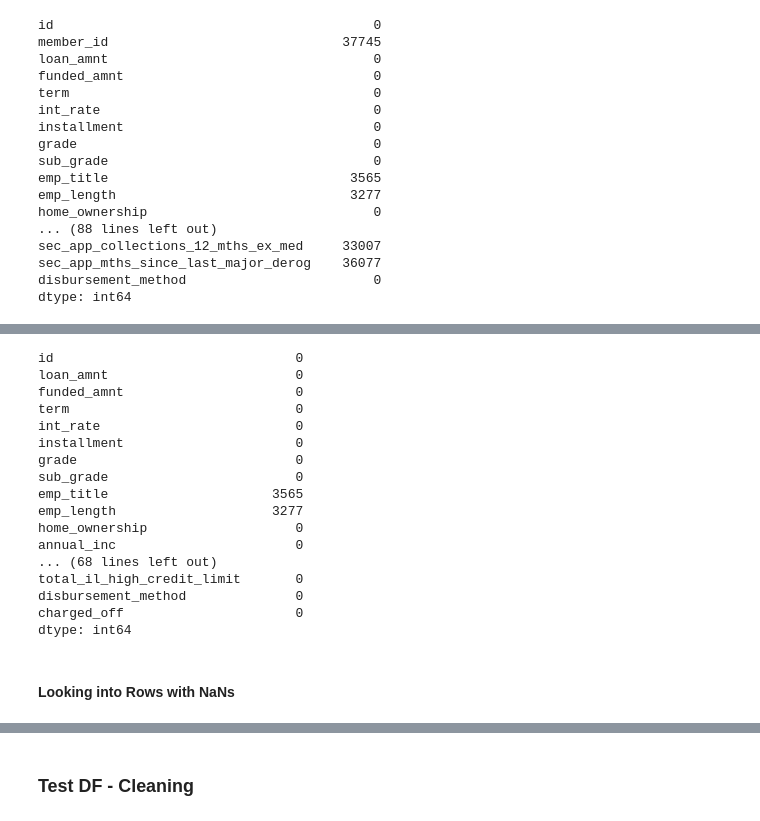
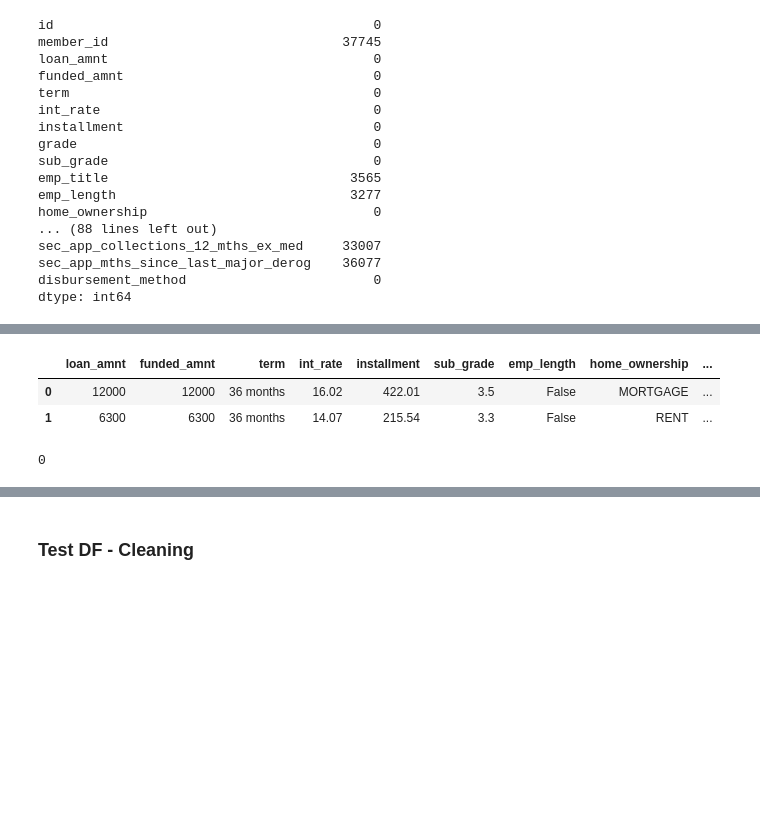
Before and after one commit to bloominstituteoftechnology/DS-Unit-4-Sprint-1-Tree-Ensembles, a Jupyter notebook: ds1-tree-ensembles/TreeEnsembles_Competition_Assignment.ipynb, the cells around one changed output, grey strips where cells are left out. Saved outputs shown, nothing was run; the diff lists cells and outputs as text; code cells hidden in the pictures; blank space fills up the shorter version.

```diff
--- a/ds1-tree-ensembles/TreeEnsembles_Competition_Assignment.ipynb
+++ b/ds1-tree-ensembles/TreeEnsembles_Competition_Assignment.ipynb
@@ -152,22 +197,53 @@ train1 = pd.merge(train1, train_labels, on='id', how='inner')
+# %%
+# Dropping categorical features with high cardinality
+# High cardinality means that the column contains a large percentage of totally unique values.
+# Low cardinality means that the column contains a lot of "repeats" in its data range.
+train1 = train1.drop(columns=['emp_title', 'zip_code'])
+# %%
+# Transform features with many nulls to binary flags
+many_nulls = ['sec_app_mths_since_last_major_derog',
+              'sec_app_revol_util',
+              'sec_app_earliest_cr_line',
+              'sec_app_mort_acc',
+              'dti_joint',
+              'sec_app_collections_12_mths_ex_med',
+              'sec_app_chargeoff_within_12_mths',
+              'sec_app_num_rev_accts',
+              'sec_app_open_act_il',
+              'sec_app_open_acc',
+              'revol_bal_joint',
+              'annual_inc_joint',
+              'sec_app_inq_last_6mths',
+              'mths_since_last_record',
+              'mths_since_recent_bc_dlq',
+              'mths_since_last_major_derog',
+              'mths_since_recent_revol_delinq',
+              'mths_since_last_delinq',
+              'il_util',
+              'emp_length',
+              'mths_since_recent_inq',
+              'mo_sin_old_il_acct',
+              'mths_since_rcnt_il',
+              'num_tl_120dpd_2m',
+              'bc_util',
+              'percent_bc_gt_75',
+              'bc_open_to_buy',
+              'mths_since_recent_bc']
+
+for col in many_nulls:
+        train1[col] = train1[col].isnull()
+# %%
+# For features with few nulls, do mean imputation
+for col in train1:
+    if train1[col].isnull().sum() > 0:
+        train1[col] = train1[col].fillna(train1[col].mean())
+# %%
+train1.head(2)
+# %% [output]
+|  | loan_amnt | funded_amnt | term | int_rate | installment | sub_grade | emp_length | home_ownership | ... |
+| 0 | 12000 | 12000 | 36 months | 16.02 | 422.01 | 3.5 | False | MORTGAGE | ... |
+| 1 | 6300 | 6300 | 36 months | 14.07 | 215.54 | 3.3 | False | RENT | ... |
 # %%
-train1.isna().sum()
+train1.isnull().sum().sum()
 # %% [output]
-id                               0
-loan_amnt                        0
-funded_amnt                      0
-term                             0
-int_rate                         0
-installment                      0
-grade                            0
-sub_grade                        0
-emp_title                     3565
-emp_length                    3277
-home_ownership                   0
-annual_inc                       0
-... (68 lines left out)
-total_il_high_credit_limit       0
-disbursement_method              0
-charged_off                      0
-dtype: int64
+0
-# %% [markdown]
-#### Looking into Rows with NaNs
```
Also changed, not shown: parts of 90 cells of this notebook.
